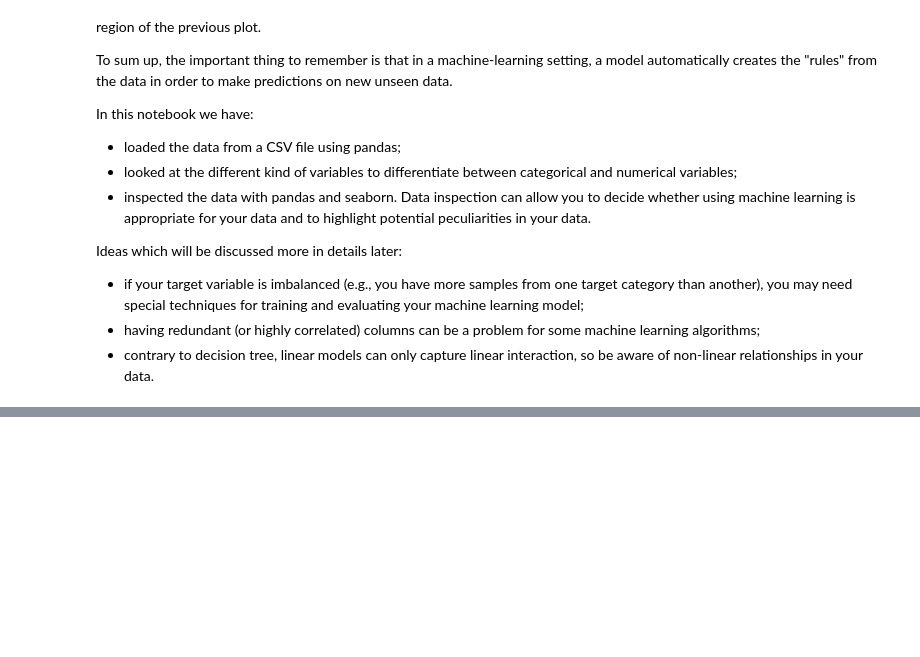
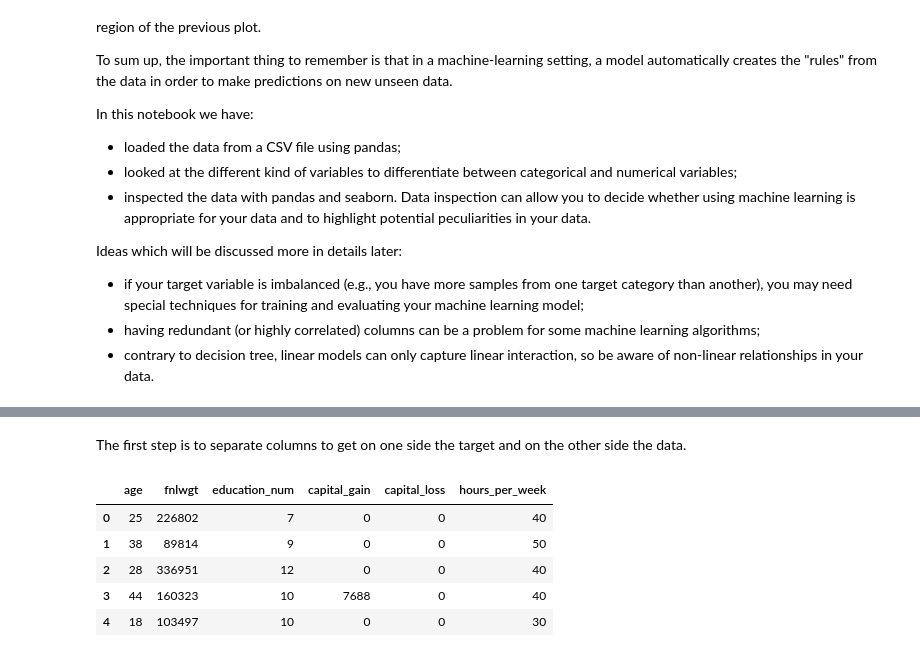
Before and after one commit to dajebbar/FreeCodeCamp-python-data-analysis, a Jupyter notebook: Adult_census.ipynb, the cells around one changed output, grey strips where cells are left out. Cells and saved outputs as stored; diff of their text form; code cells hidden in the pictures; blank space fills up the shorter version.

```diff
--- a/Adult_census.ipynb
+++ b/Adult_census.ipynb
@@ -324,0 +340,12 @@ Ideas which will be discussed more in details later:
+# %% [markdown]
+The first step is to separate columns to get on one side the target and on the other side the data.
+# %%
+data = adult_census[numerical_columns]
+data.head()
+# %% [output]
+|  | age | fnlwgt | education_num | capital_gain | capital_loss | hours_per_week |
+| 0 | 25 | 226802 | 7 | 0 | 0 | 40 |
+| 1 | 38 | 89814 | 9 | 0 | 0 | 50 |
+| 2 | 28 | 336951 | 12 | 0 | 0 | 40 |
+| 3 | 44 | 160323 | 10 | 7688 | 0 | 40 |
+| 4 | 18 | 103497 | 10 | 0 | 0 | 30 |
```
Also changed, not shown: parts of 25 cells of this notebook.
